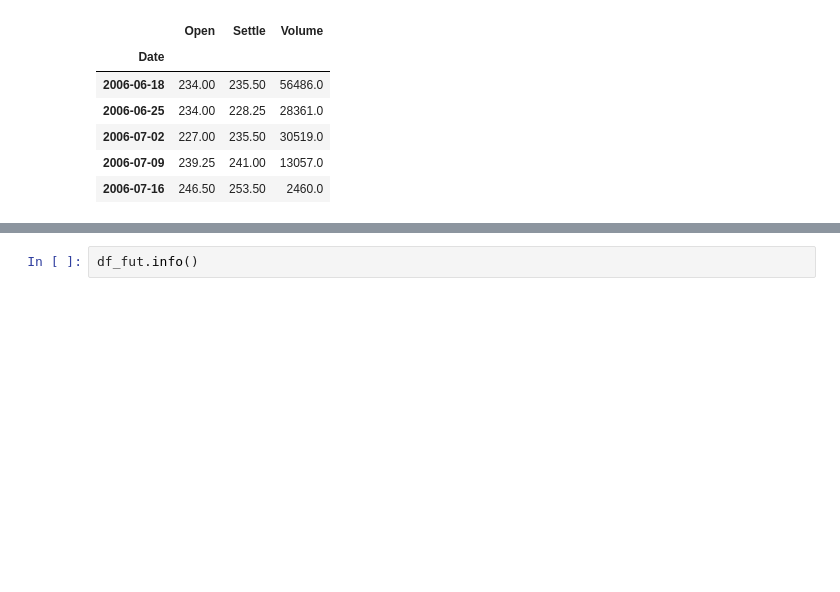
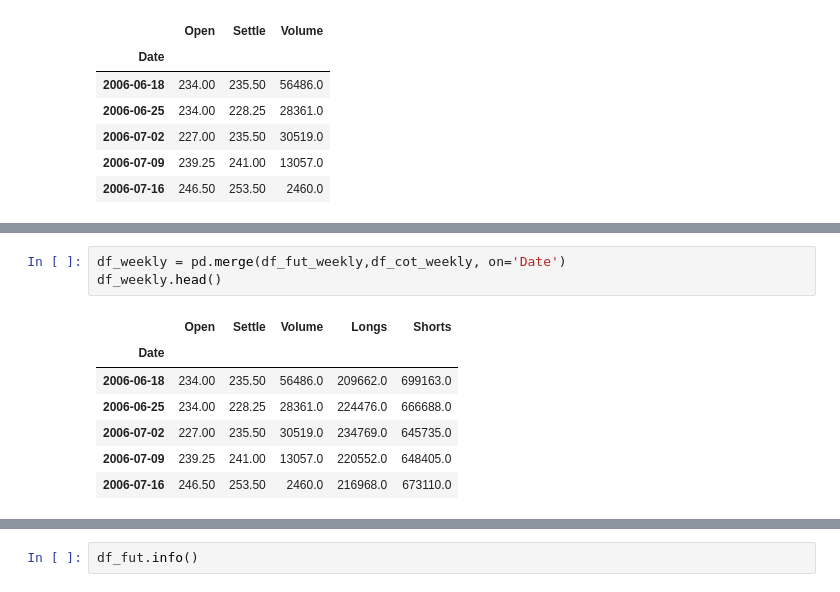
Before and after one commit to zmarozas/machine-learning, a Jupyter notebook: udacity-mlnd/grains_futures_prices_prognosticator/grains_futures_prices_prognosticator.ipynb, the cells around one changed output, grey strips where cells are left out. Drawn from its saved outputs; the diff is of its cells as text; blank space fills up the shorter version.

```diff
--- a/udacity-mlnd/grains_futures_prices_prognosticator/grains_futures_prices_prognosticator.ipynb
+++ b/udacity-mlnd/grains_futures_prices_prognosticator/grains_futures_prices_prognosticator.ipynb
@@ -79,0 +109,11 @@ df_fut_weekly.head()
+# %%
+df_weekly = pd.merge(df_fut_weekly,df_cot_weekly, on='Date')
+df_weekly.head()
+# %% [output]
+|  | Open | Settle | Volume | Longs | Shorts |
+| Date |  |  |  |  |  |
+| 2006-06-18 | 234.00 | 235.50 | 56486.0 | 209662.0 | 699163.0 |
+| 2006-06-25 | 234.00 | 228.25 | 28361.0 | 224476.0 | 666688.0 |
+| 2006-07-02 | 227.00 | 235.50 | 30519.0 | 234769.0 | 645735.0 |
+| 2006-07-09 | 239.25 | 241.00 | 13057.0 | 220552.0 | 648405.0 |
+| 2006-07-16 | 246.50 | 253.50 | 2460.0 | 216968.0 | 673110.0 |
```
Also changed, not shown: parts of 6 cells of this notebook, 1 other file.
